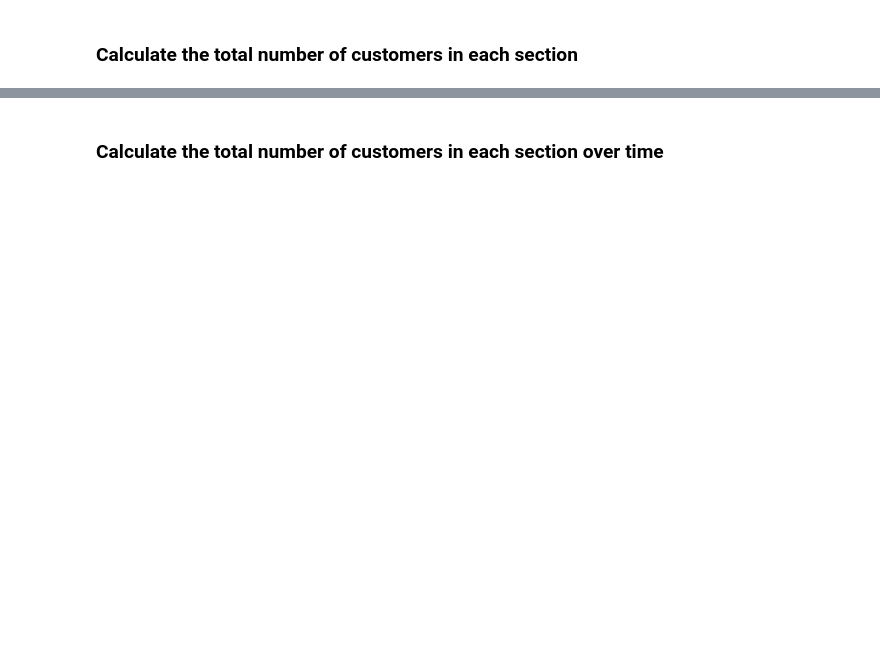
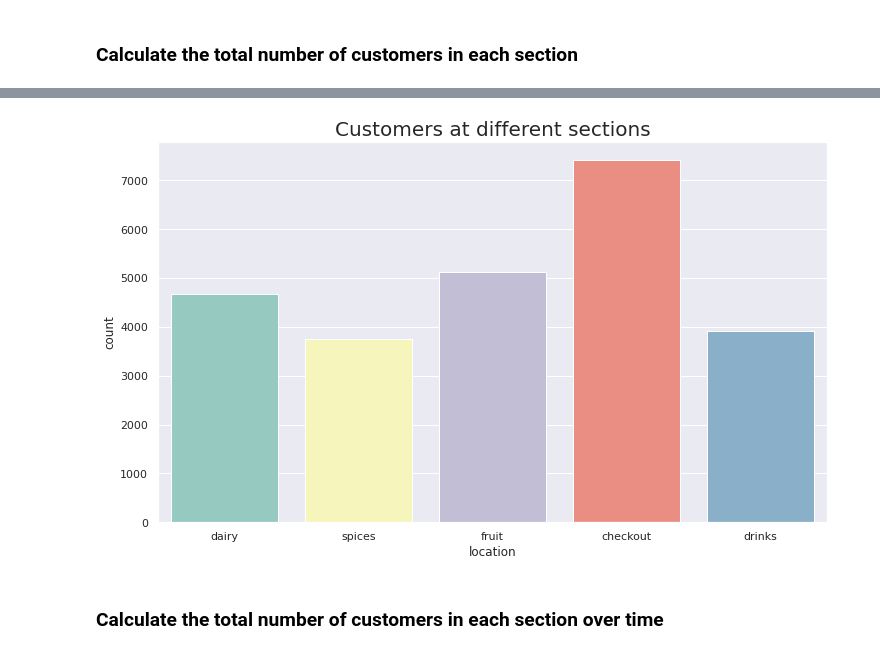
Before and after one commit to rashed2940/Marchov_chain_proj, a Jupyter notebook: EDA.ipynb, the cells around one changed output, grey strips where cells are left out. Saved outputs shown, nothing was run; the diff lists cells and outputs as text; code cells hidden in the pictures; blank space fills up the shorter version.

```diff
--- a/EDA.ipynb
+++ b/EDA.ipynb
@@ -6,5 +8,3 @@ import seaborn as sns
 
 
 sns.set(rc = {'figure.figsize':(12,7)})
-# %%
-df = pd.read_csv('./data/monday.csv', delimiter = ';')
@@ -39,3 +52,9 @@ sns.countplot(x = 'location', data =df, palette = 'Set3')
+# %%
+sns_plot = sns.countplot(x = 'location', data = all_days, palette = 'Set3').set_title('Customers at different sections', fontsize=20)
+
+sns_plot.figure.savefig("cust_at_sec.png")
+# %% [output]
+[figure, added]
 # %% [markdown]
 ### Calculate the total number of customers in each section over time
 # %%
```
Also changed, not shown: parts of 59 cells of this notebook.
